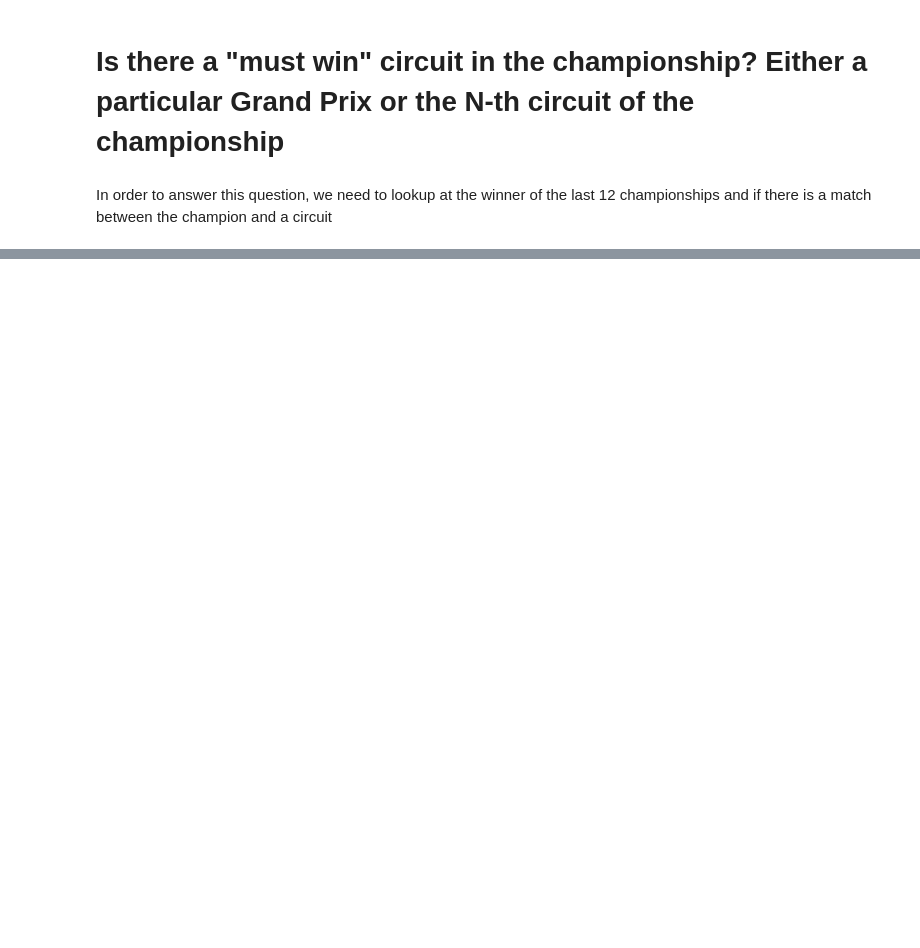
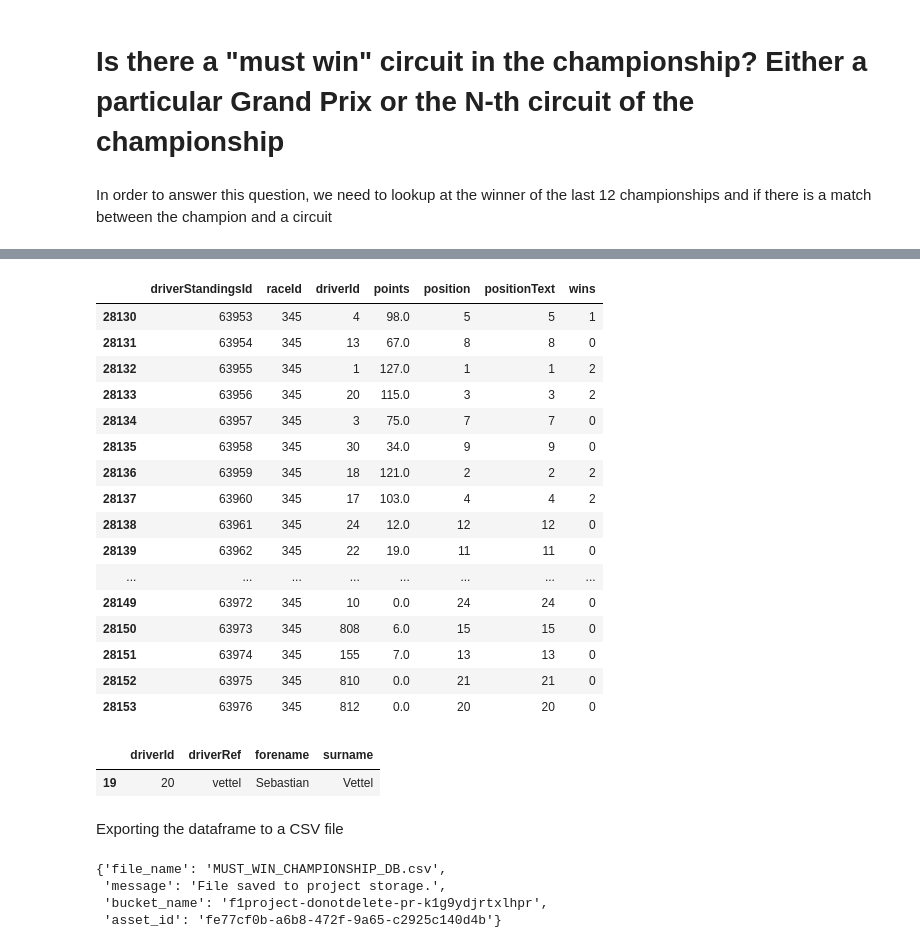
Before and after one commit to sriodelima/F1_Project, a Jupyter notebook: Formula One World Championship.ipynb, the cells around one changed output, grey strips where cells are left out. Cells and saved outputs as stored; diff of their text form; code cells hidden in the pictures; blank space fills up the shorter version.

```diff
--- a/Formula One World Championship.ipynb
+++ b/Formula One World Championship.ipynb
@@ -77,2 +15,0 @@ df_races.head()
-# %%
-driv_stand= df_data_2
@@ -122,0 +225,34 @@ NameError: name 'save_data' is not defined
+# %%
+driv_stand[driv_stand.raceId == 345]
+# %% [output]
+|  | driverStandingsId | raceId | driverId | points | position | positionText | wins |
+| 28130 | 63953 | 345 | 4 | 98.0 | 5 | 5 | 1 |
+| 28131 | 63954 | 345 | 13 | 67.0 | 8 | 8 | 0 |
+| 28132 | 63955 | 345 | 1 | 127.0 | 1 | 1 | 2 |
+| 28133 | 63956 | 345 | 20 | 115.0 | 3 | 3 | 2 |
+| 28134 | 63957 | 345 | 3 | 75.0 | 7 | 7 | 0 |
+| 28135 | 63958 | 345 | 30 | 34.0 | 9 | 9 | 0 |
+| 28136 | 63959 | 345 | 18 | 121.0 | 2 | 2 | 2 |
+| 28137 | 63960 | 345 | 17 | 103.0 | 4 | 4 | 2 |
+| 28138 | 63961 | 345 | 24 | 12.0 | 12 | 12 | 0 |
+| 28139 | 63962 | 345 | 22 | 19.0 | 11 | 11 | 0 |
+| ... | ... | ... | ... | ... | ... | ... | ... |
+| 28149 | 63972 | 345 | 10 | 0.0 | 24 | 24 | 0 |
+| 28150 | 63973 | 345 | 808 | 6.0 | 15 | 15 | 0 |
+| 28151 | 63974 | 345 | 155 | 7.0 | 13 | 13 | 0 |
+| 28152 | 63975 | 345 | 810 | 0.0 | 21 | 21 | 0 |
+| 28153 | 63976 | 345 | 812 | 0.0 | 20 | 20 | 0 |
+# %%
+df_drivers[df_drivers.driverId == 20]
+# %% [output]
+|  | driverId | driverRef | forename | surname |
+| 19 | 20 | vettel | Sebastian | Vettel |
+# %% [markdown]
+Exporting the dataframe to a CSV file
+# %%
+project.save_data(data=df_sub_data2.to_csv(index=False),file_name='MUST_WIN_CHAMPIONSHIP_DB.csv',overwrite=True)
+# %% [output]
+{'file_name': 'MUST_WIN_CHAMPIONSHIP_DB.csv',
+ 'message': 'File saved to project storage.',
+ 'bucket_name': 'f1project-donotdelete-pr-k1g9ydjrtxlhpr',
+ 'asset_id': 'fe77cf0b-a6b8-472f-9a65-c2925c140d4b'}
```
Also changed, not shown: parts of 41 cells of this notebook.
